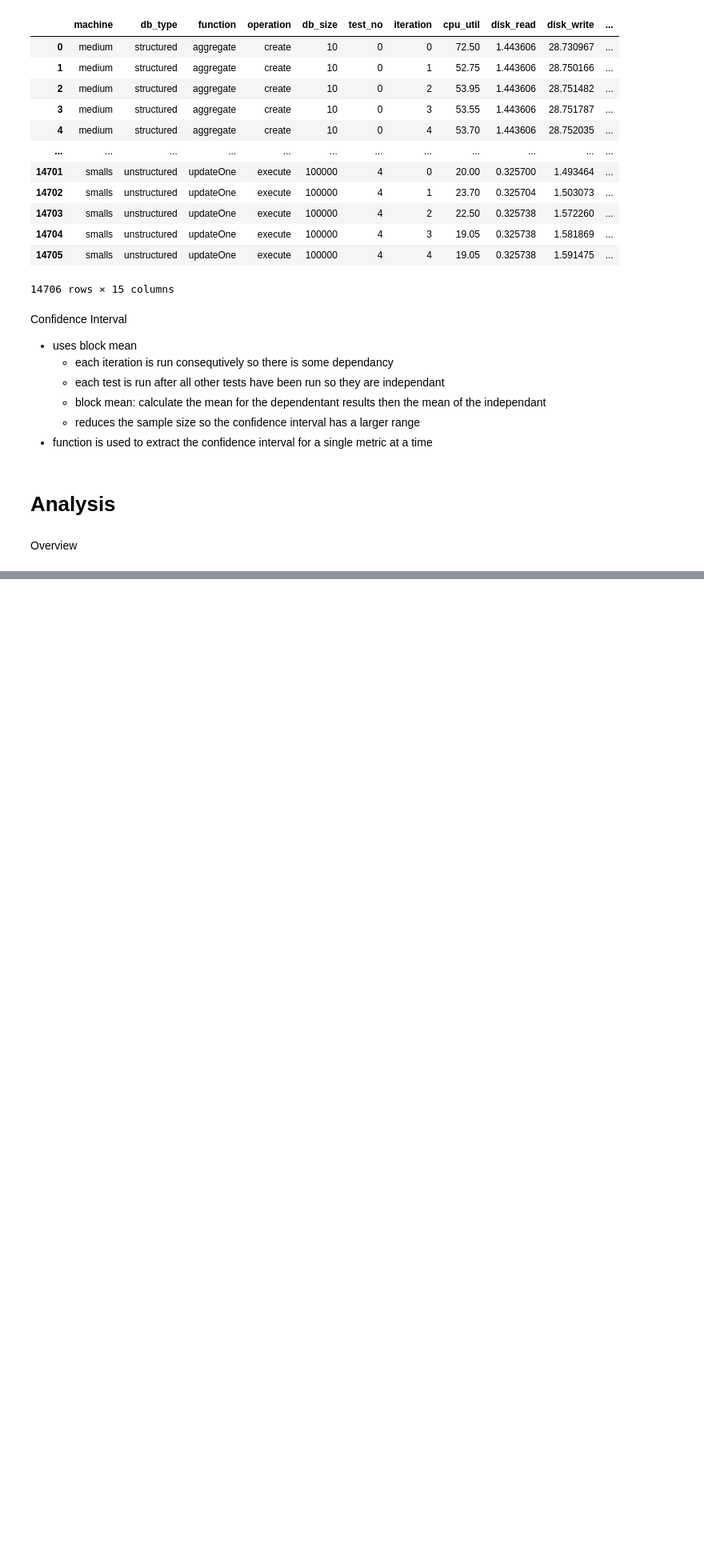
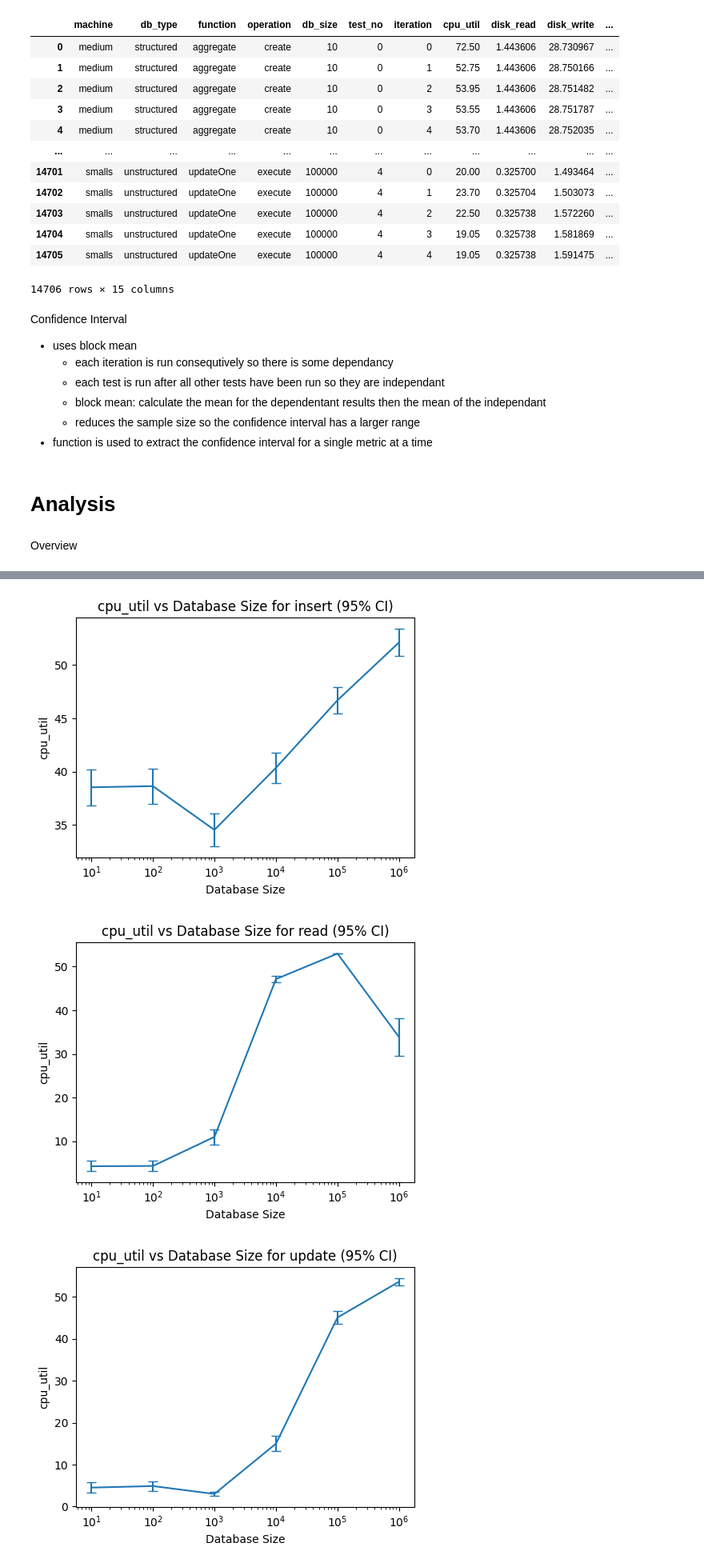
Before and after one commit to AhmadJanjua/MongoPerformance, a Jupyter notebook: src/analysis.ipynb, the cells around one changed output, grey strips where cells are left out. Shown at 80% size. Cells and saved outputs as stored; diff of their text form; code cells hidden in the pictures; blank space fills up the shorter version.

```diff
--- a/src/analysis.ipynb
+++ b/src/analysis.ipynb
@@ -387,0 +533,53 @@ Response Time
+# %%
+def plotFunctions(dataframe: pd.DataFrame):
+    # key-value pairs for the name and what consitutes that operation
+    fn_lut = {
+        "insert": [
+            'insertMany', 'insertManyThenDeleteMany', 'insertOne',
+            'insertOneThenUpdateBirthday', 'insertOneThenUpdateTimestamp'
+        ],
+        "read": [
+            'readMany', 'readOne',
+            'readThenDeleteOldUsers', 'readThenDeleteManyLikes'
+        ],
+        "update": ['replaceOne', 'updateMany', 'updateOne'],
+        "aggregate": ["aggregate"]
+    }
+
+    # metrics to look at
+    metrics = ["cpu_util", "virtual_used", "response_time"]
+
+    def plotFn(df: pd.DataFrame, metric: str, fnc: list, name: str):
+        # filter
+        df = df[(df["operation"] == "execute") & (df["function"].isin(fnc))]
+
+        # calculate the confidence interval
+        df = CI(df, ["db_size"], metric)
+
+        # get the error margin, x, and y
+        x = df["db_size"]
+        y = df['mean']
+        yerr = [y - df['ci_lower'], df['ci_upper'] - y]
+
+        # plot
+        plt.figure(figsize=(5, 4))
+        plt.errorbar(x, y, yerr=yerr, capsize=4)
+
+        # format
+        plt.xscale('log')
+        plt.xlabel('Database Size')
+        plt.ylabel(metric)
+        plt.title(f'{metric} vs Database Size for {name} (95% CI)')
+        plt.tight_layout()
+        plt.show()
+
+    # traverse the pairs and plot them
+    for metric in metrics:
+        for key, value in fn_lut.items():
+            plotFn(dataframe.copy(deep=True), metric, value, key)
+
+plotFunctions(e_df)
+# %% [output]
+[figure, added]
+[figure, added]
+[figure, added]
```
Also changed, not shown: parts of 17 cells of this notebook.
